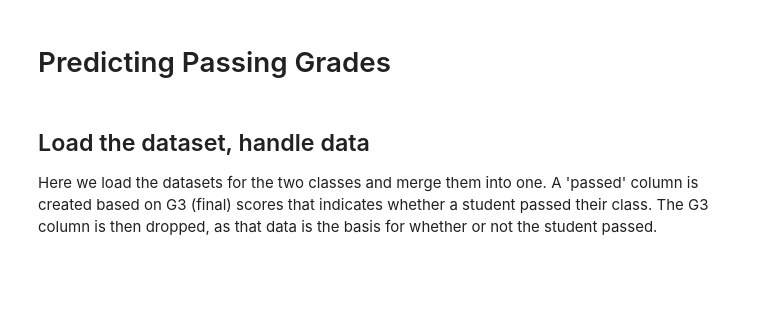
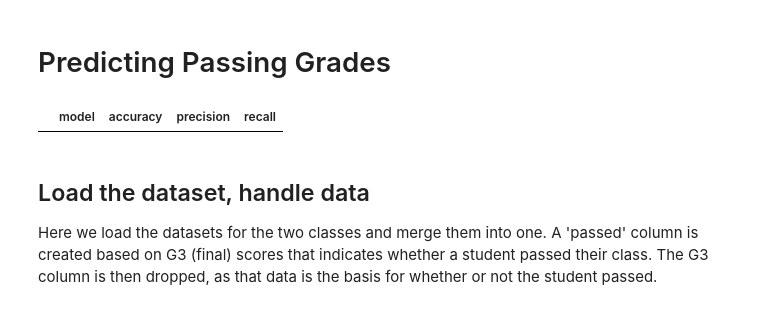
Before and after one commit to rohitRaikhy/Data-Mining---Student-Predictions, a Jupyter notebook: Student_Performance_Models.ipynb, the cells around one changed output. Drawn from its saved outputs; the diff is of its cells as text; code cells hidden in the pictures; blank space fills up the shorter version.

```diff
--- a/Student_Performance_Models.ipynb
+++ b/Student_Performance_Models.ipynb
@@ -336,3 +340,8 @@ def metrics(test_data, predictions):
+# %%
+metrics_df = pd.DataFrame(columns=['model', 'accuracy', 'precision', 'recall'])
+metrics_df
+# %% [output]
+|  | model | accuracy | precision | recall |
 # %% [markdown]
 ## Load the dataset, handle data
 
```
Also changed, not shown: parts of 19 cells of this notebook.
